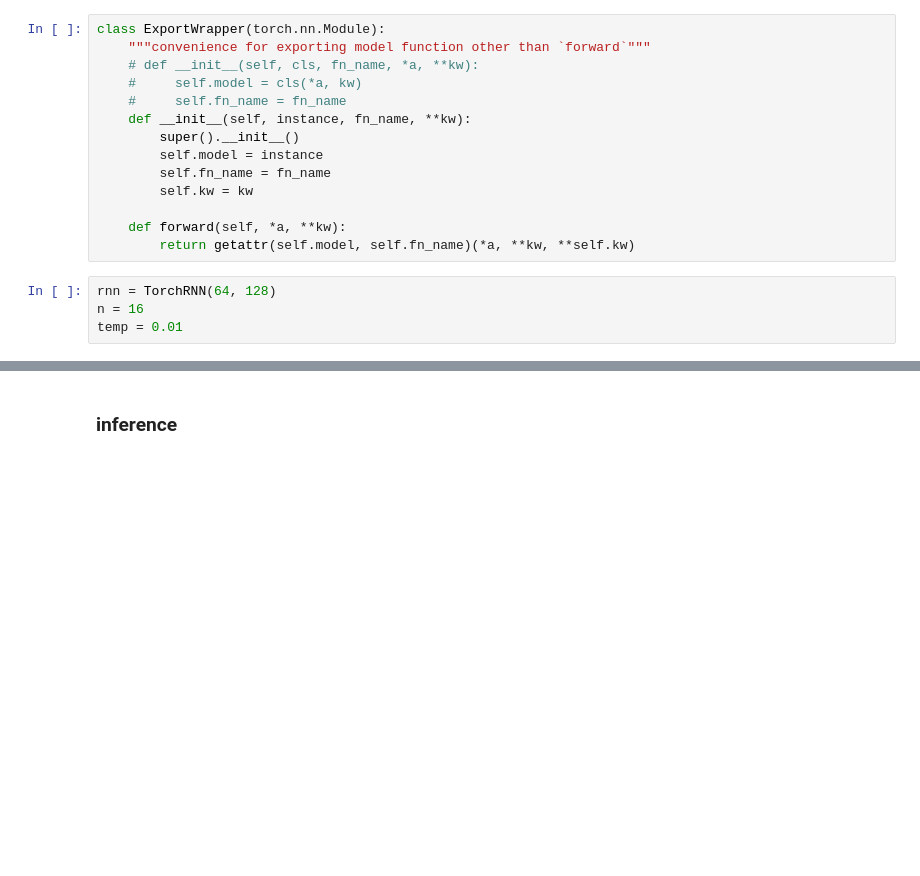
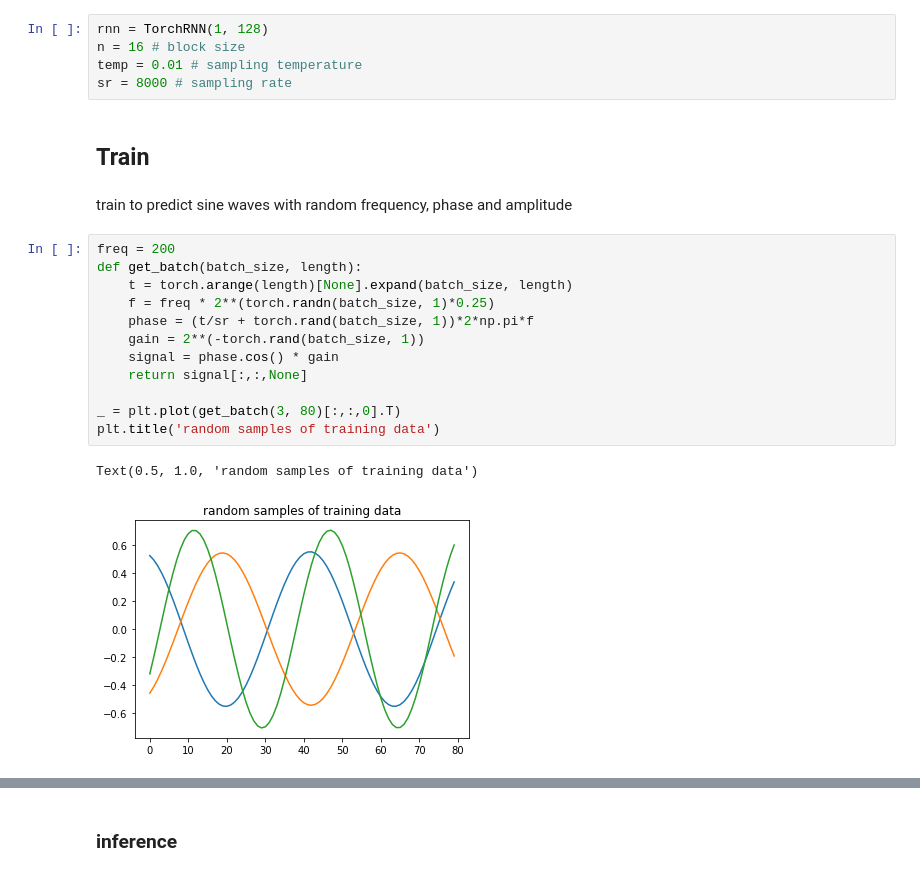
Before and after one commit to victor-shepardson/intint-prototypes, a Jupyter notebook: notebook/rnn-export.ipynb, the cells around one changed output, grey strips where cells are left out. Cells and saved outputs as stored; diff of their text form; blank space fills up the shorter version.

```diff
--- a/notebook/rnn-export.ipynb
+++ b/notebook/rnn-export.ipynb
@@ -133,18 +154,24 @@ class TorchRNN(torch.nn.Module):
-# %%
-class ExportWrapper(torch.nn.Module):
-    """convenience for exporting model function other than `forward`"""
-    # def __init__(self, cls, fn_name, *a, **kw):
-    #     self.model = cls(*a, kw)
-    #     self.fn_name = fn_name
-    def __init__(self, instance, fn_name, **kw):
-        super().__init__()
-        self.model = instance
-        self.fn_name = fn_name
-        self.kw = kw
-
-    def forward(self, *a, **kw):
-        return getattr(self.model, self.fn_name)(*a, **kw, **self.kw)
 # %%
-rnn = TorchRNN(64, 128)
-n = 16
-temp = 0.01
+rnn = TorchRNN(1, 128)
+n = 16 # block size
+temp = 0.01 # sampling temperature
+sr = 8000 # sampling rate
+# %% [markdown]
+## Train
+# %% [markdown]
+train to predict sine waves with random frequency, phase and amplitude
+# %%
+freq = 200
+def get_batch(batch_size, length):
+    t = torch.arange(length)[None].expand(batch_size, length)
+    f = freq * 2**(torch.randn(batch_size, 1)*0.25)
+    phase = (t/sr + torch.rand(batch_size, 1))*2*np.pi*f
+    gain = 2**(-torch.rand(batch_size, 1))
+    signal = phase.cos() * gain
+    return signal[:,:,None]
+
+_ = plt.plot(get_batch(3, 80)[:,:,0].T)
+plt.title('random samples of training data')
+# %% [output]
+Text(0.5, 1.0, 'random samples of training data')
+[figure, added]
```
Also changed, not shown: parts of 42 cells of this notebook.
